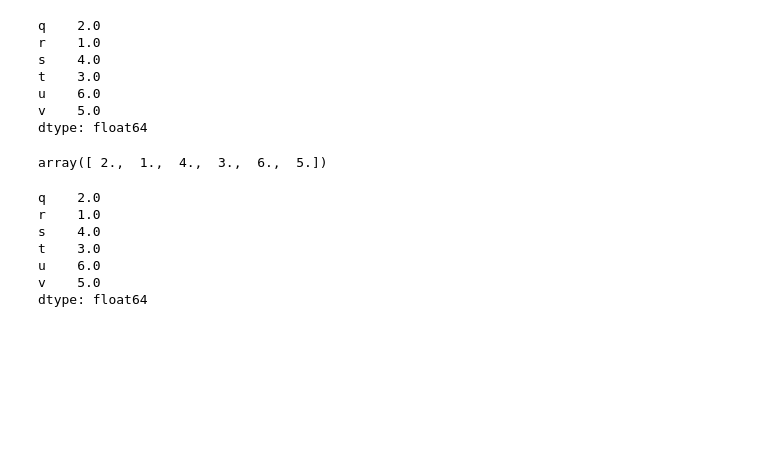
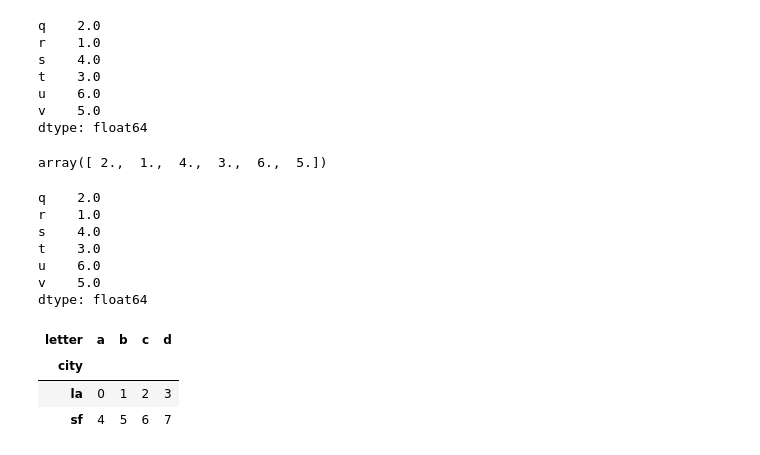
Before and after one commit to Yoshino-Morita/study-python, a Jupyter notebook: study_note.ipynb, the cells around one changed output. Cells and saved outputs as stored; diff of their text form; code cells hidden in the pictures; blank space fills up the shorter version.

```diff
--- a/study_note.ipynb
+++ b/study_note.ipynb
@@ -1688,0 +1693,9 @@ dtype: float64
+# %%
+dframe1 = DataFrame(np.arange(8).reshape((2,4)),index=pd.Index(['la','sf'],name='city'),columns=pd.Index(['a','b','c','d'],name='letter'))
+# %%
+dframe1
+# %% [output]
+| letter | a | b | c | d |
+| city |  |  |  |  |
+| la | 0 | 1 | 2 | 3 |
+| sf | 4 | 5 | 6 | 7 |
```
Also changed, not shown: parts of 3 cells of this notebook.
